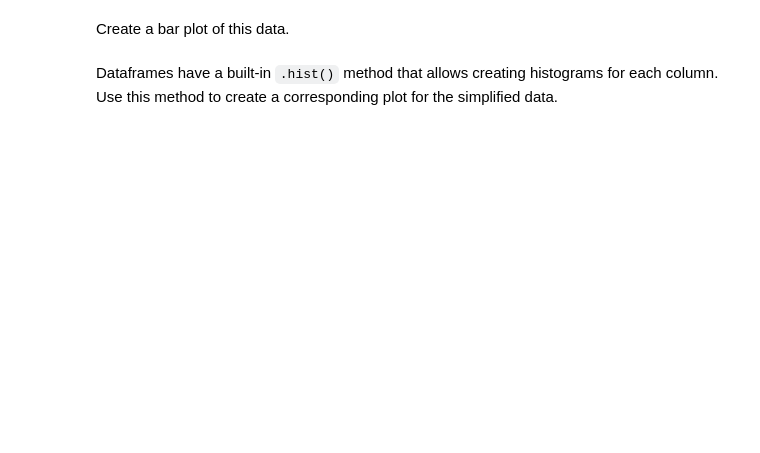
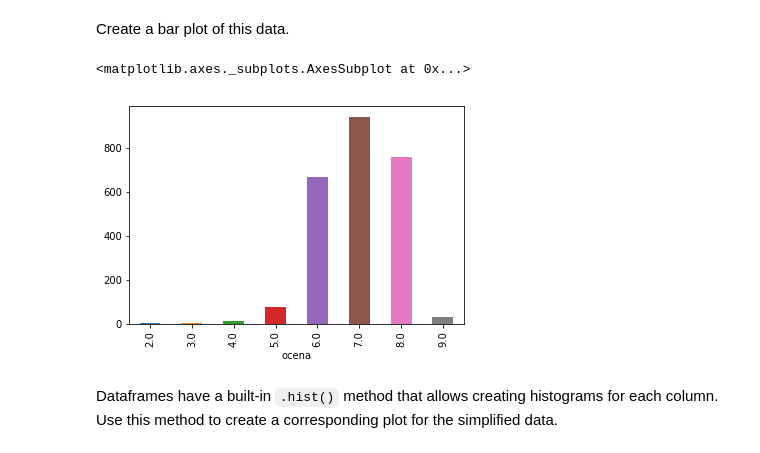
Before and after one commit to evadezelak/programiranje-1, a Jupyter notebook: 3-analiza-podatkov/vaje/pandas_101.ipynb, the cells around one changed output. Cells and saved outputs as stored; diff of their text form; code cells hidden in the pictures; blank space fills up the shorter version.

```diff
--- a/3-analiza-podatkov/vaje/pandas_101.ipynb
+++ b/3-analiza-podatkov/vaje/pandas_101.ipynb
@@ -138,3 +138,8 @@ and cannot be altered directly. Instead, we have to create a copy
 of the portion selected by the slice by calling the `.copy()` method on that slice, and can then alter that copy.
 # %% [markdown]
 Select the slice corresponding to the columns `naslov`, `leto`, and `glasovi` from `filmi`, and add a column with the rounded rating to it.
+# %%
+filmi['zaokrozena ocena'] = filmi.ocena.round()
+nova = filmi[['naslov', 'ocena', 'glasovi', 'zaokrozena ocena']]
+filmi = filmi.drop('zaokrozena ocena', 1)
+nova.head()
@@ -151,3 +198,7 @@ Hint: Use the `.apply()` method to create a filter from the `naslov` column.
 ### Histograms: Counting frequencies of values
 
 Group the films by rating, then number of occurances of each rating.
+# %%
+filmi_po_ocenah = filmi.groupby('ocena')
+presteto = filmi_po_ocenah.count()
+presteto
@@ -154,4 +216,12 @@ Group the films by rating, then number of occurances of each rating.
 # %% [markdown]
 Create a bar plot of this data.
+# %%
+%matplotlib inline
+stevilo_naslovov = presteto['naslov']
+stevilo_naslovov1 = filmi_po_ocenah.size() #to in prejsnje je enako
+stevilo_naslovov.head(50).plot.bar()
+# %% [output]
+<matplotlib.axes._subplots.AxesSubplot at 0x...>
+[figure, added]
 # %% [markdown]
 Dataframes have a built-in `.hist()` method that allows creating histograms for each column. Use this method to create a corresponding plot for the simplified data.
```
Also changed, not shown: parts of 8 cells of this notebook.
